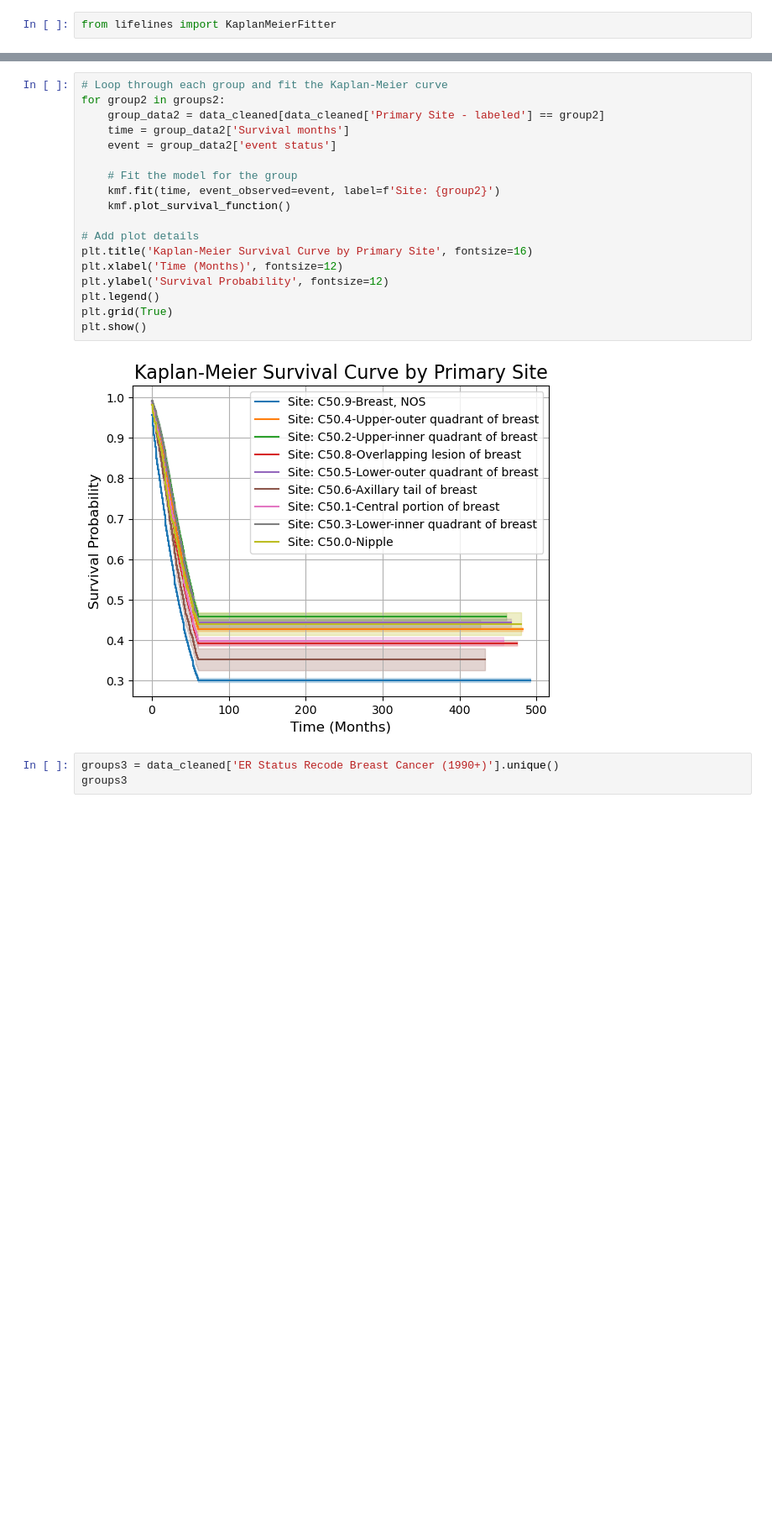
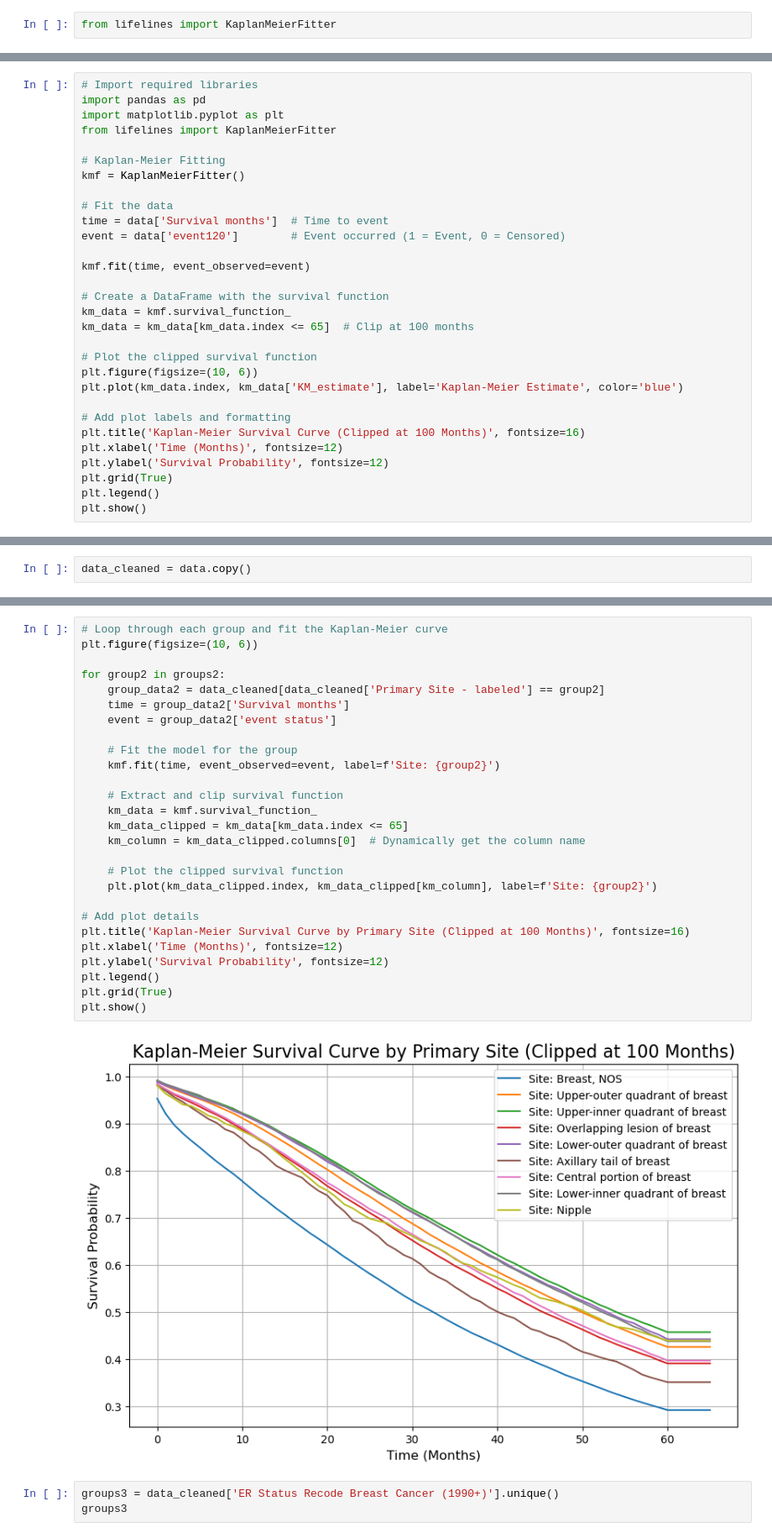
Before and after one commit to aaditya0106/cancer-dashboard, a Jupyter notebook: KMgraphsInit.ipynb, the cells around one changed output, grey strips where cells are left out. Shown at 84% size. Drawn from its saved outputs; the diff is of its cells as text; blank space fills up the shorter version.

Commit message:
added km graph cutoff at 65 months

```diff
--- a/KMgraphsInit.ipynb
+++ b/KMgraphsInit.ipynb
@@ -964,3 +1337,33 @@ plt.grid(True)
 plt.show()
 # %% [output]
 [figure]
+# %%
+# Import required libraries
+import pandas as pd
+import matplotlib.pyplot as plt
+from lifelines import KaplanMeierFitter
+
+# Kaplan-Meier Fitting
+kmf = KaplanMeierFitter()
+
+# Fit the data
+time = data['Survival months']  # Time to event
+event = data['event120']        # Event occurred (1 = Event, 0 = Censored)
+
+kmf.fit(time, event_observed=event)
+
+# Create a DataFrame with the survival function
+km_data = kmf.survival_function_
+km_data = km_data[km_data.index <= 65]  # Clip at 100 months
+
+# Plot the clipped survival function
+plt.figure(figsize=(10, 6))
+plt.plot(km_data.index, km_data['KM_estimate'], label='Kaplan-Meier Estimate', color='blue')
+
+# Add plot labels and formatting
+plt.title('Kaplan-Meier Survival Curve (Clipped at 100 Months)', fontsize=16)
+plt.xlabel('Time (Months)', fontsize=12)
+plt.ylabel('Survival Probability', fontsize=12)
+plt.grid(True)
+plt.legend()
+plt.show()
@@ -1090,4 +1487,6 @@ event status                                         0
 dtype: int64
+# %%
+data_cleaned = data.copy()
 # %%
 # Stratify by a categorical feature (e.g., Age at Diagnosis)
 groups = data_cleaned['Age'].unique()  # Unique categories
@@ -1127,23 +1574,32 @@ array(['C50.9-Breast, NOS', 'C50.4-Upper-outer quadrant of breast',
 # %%
 # Loop through each group and fit the Kaplan-Meier curve
+plt.figure(figsize=(10, 6))
+
 for group2 in groups2:
     group_data2 = data_cleaned[data_cleaned['Primary Site - labeled'] == group2]
     time = group_data2['Survival months']
     event = group_data2['event status']
 
     # Fit the model for the group
     kmf.fit(time, event_observed=event, label=f'Site: {group2}')
-    kmf.plot_survival_function()
+
+    # Extract and clip survival function
+    km_data = kmf.survival_function_
+    km_data_clipped = km_data[km_data.index <= 65]
+    km_column = km_data_clipped.columns[0]  # Dynamically get the column name
+
+    # Plot the clipped survival function
+    plt.plot(km_data_clipped.index, km_data_clipped[km_column], label=f'Site: {group2}')
 
 # Add plot details
-plt.title('Kaplan-Meier Survival Curve by Primary Site', fontsize=16)
+plt.title('Kaplan-Meier Survival Curve by Primary Site (Clipped at 100 Months)', fontsize=16)
 plt.xlabel('Time (Months)', fontsize=12)
 plt.ylabel('Survival Probability', fontsize=12)
 plt.legend()
 plt.grid(True)
 plt.show()
 # %% [output]
-[figure, old version]
+[figure, new version]
 # %%
 groups3 = data_cleaned['ER Status Recode Breast Cancer (1990+)'].unique()
 groups3
```
Also changed, not shown: parts of 67 cells of this notebook.
